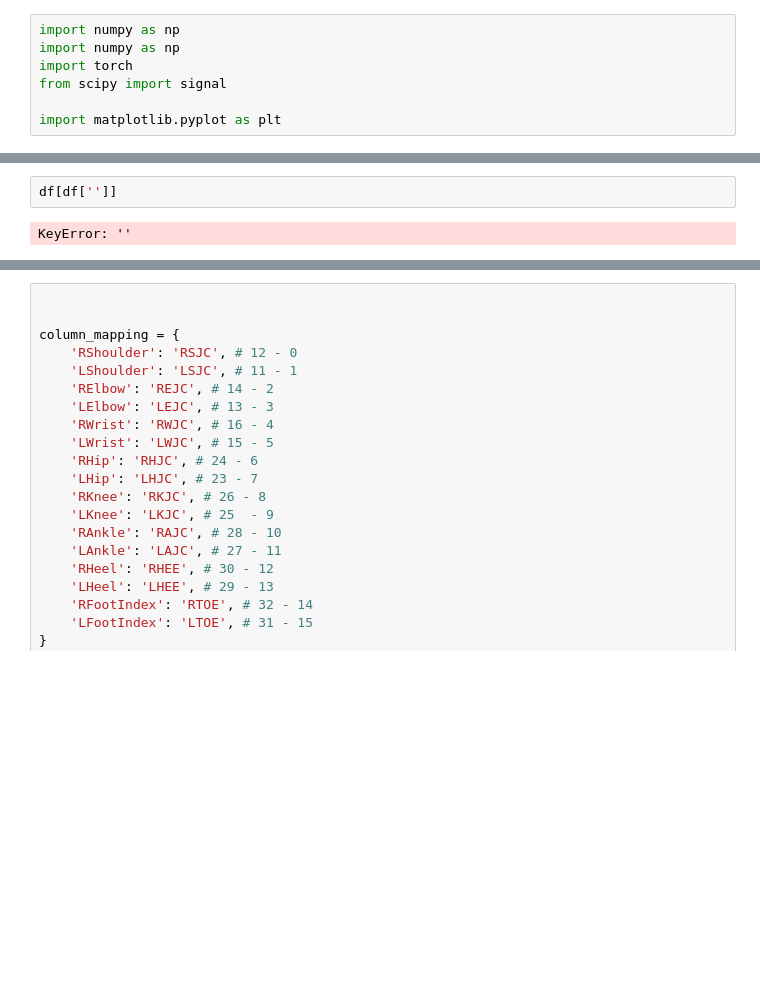
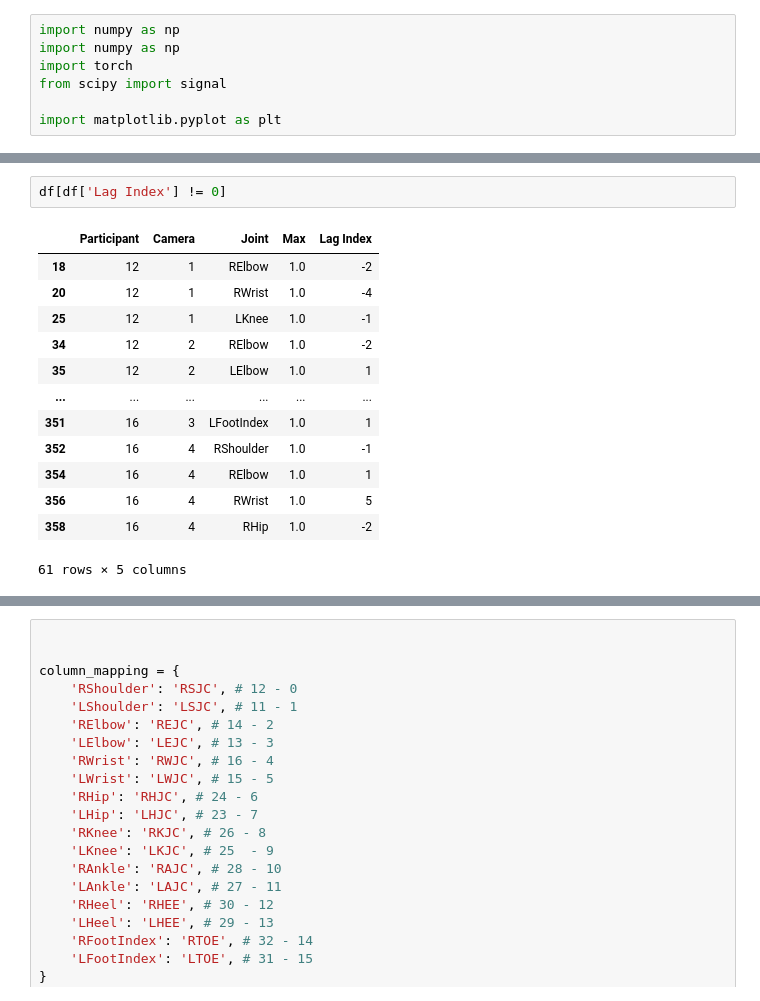
Before and after one commit to dermanu/HPEClinicalEvaluationFramework, a Jupyter notebook: skeletonMorphing/plot_sync_errors.ipynb, the cells around one changed output, grey strips where cells are left out. Drawn from its saved outputs; the diff is of its cells as text; blank space fills up the shorter version.

```diff
--- a/skeletonMorphing/plot_sync_errors.ipynb
+++ b/skeletonMorphing/plot_sync_errors.ipynb
@@ -144,4 +155,16 @@ df
 # %%
-df[df['']]
+df[df['Lag Index'] != 0]
 # %% [output]
+|  | Participant | Camera | Joint | Max | Lag Index |
+| 18 | 12 | 1 | RElbow | 1.0 | -2 |
+| 20 | 12 | 1 | RWrist | 1.0 | -4 |
+| 25 | 12 | 1 | LKnee | 1.0 | -1 |
+| 34 | 12 | 2 | RElbow | 1.0 | -2 |
+| 35 | 12 | 2 | LElbow | 1.0 | 1 |
+| ... | ... | ... | ... | ... | ... |
+| 351 | 16 | 3 | LFootIndex | 1.0 | 1 |
+| 352 | 16 | 4 | RShoulder | 1.0 | -1 |
+| 354 | 16 | 4 | RElbow | 1.0 | 1 |
+| 356 | 16 | 4 | RWrist | 1.0 | 5 |
+| 358 | 16 | 4 | RHip | 1.0 | -2 |
-KeyError: ''
+61 rows × 5 columns
```
Also changed, not shown: parts of 4 cells of this notebook, 1 other file.
